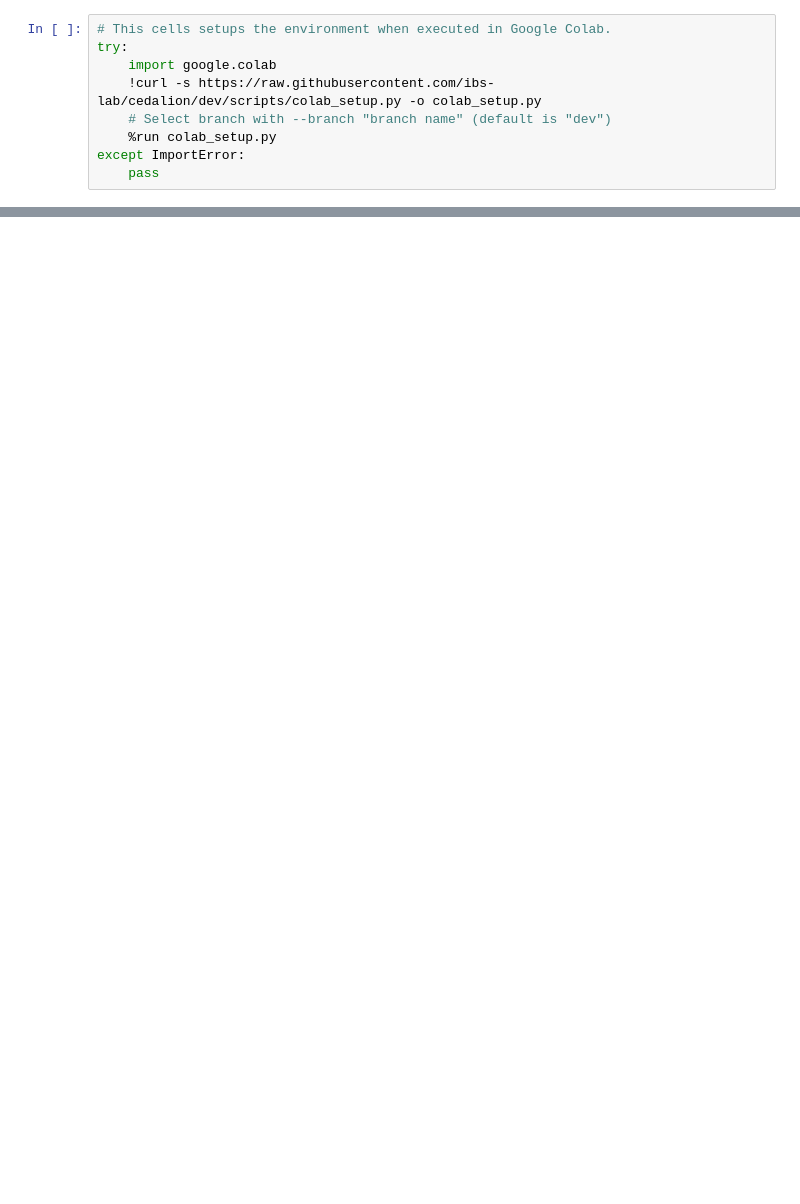
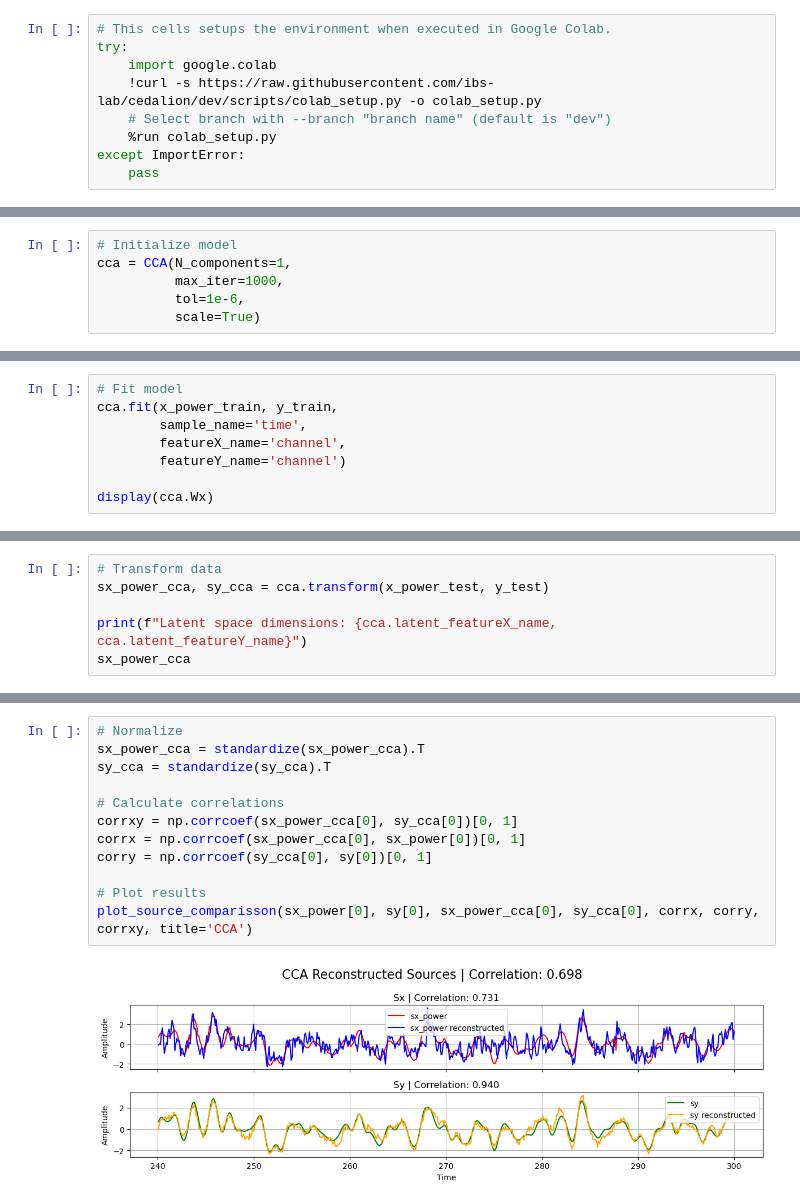
Before and after one commit to ibs-lab/cedalion, a Jupyter notebook: examples/machine_learning/51_multimodal_source_decomposition_on_synthetic_fNIRS-EEG_data.ipynb, the cells around one changed output, grey strips where cells are left out. Saved outputs shown, nothing was run; the diff lists cells and outputs as text; blank space fills up the shorter version.

```diff
--- a/examples/machine_learning/51_multimodal_source_decomposition_on_synthetic_fNIRS-EEG_data.ipynb
+++ b/examples/machine_learning/51_multimodal_source_decomposition_on_synthetic_fNIRS-EEG_data.ipynb
@@ -1754,0 +128,6 @@ plt.show()
+# %%
+# Initialize model
+cca = CCA(N_components=1,
+          max_iter=1000,
+          tol=1e-6,
+          scale=True)
@@ -1754,0 +136,8 @@ plt.show()
+# %%
+# Fit model
+cca.fit(x_power_train, y_train,
+        sample_name='time',
+        featureX_name='channel',
+        featureY_name='channel')
+
+display(cca.Wx)
@@ -1754,0 +156,6 @@ plt.show()
+# %%
+# Transform data
+sx_power_cca, sy_cca = cca.transform(x_power_test, y_test)
+
+print(f"Latent space dimensions: {cca.latent_featureX_name, cca.latent_featureY_name}")
+sx_power_cca
@@ -1754,0 +177,14 @@ plt.show()
+# %%
+# Normalize
+sx_power_cca = standardize(sx_power_cca).T
+sy_cca = standardize(sy_cca).T
+
+# Calculate correlations
+corrxy = np.corrcoef(sx_power_cca[0], sy_cca[0])[0, 1]
+corrx = np.corrcoef(sx_power_cca[0], sx_power[0])[0, 1]
+corry = np.corrcoef(sy_cca[0], sy[0])[0, 1]
+
+# Plot results
+plot_source_comparisson(sx_power[0], sy[0], sx_power_cca[0], sy_cca[0], corrx, corry, corrxy, title='CCA')
+# %% [output]
+[figure, added]
```
Also changed, not shown: parts of 138 cells of this notebook, 4 other files.
